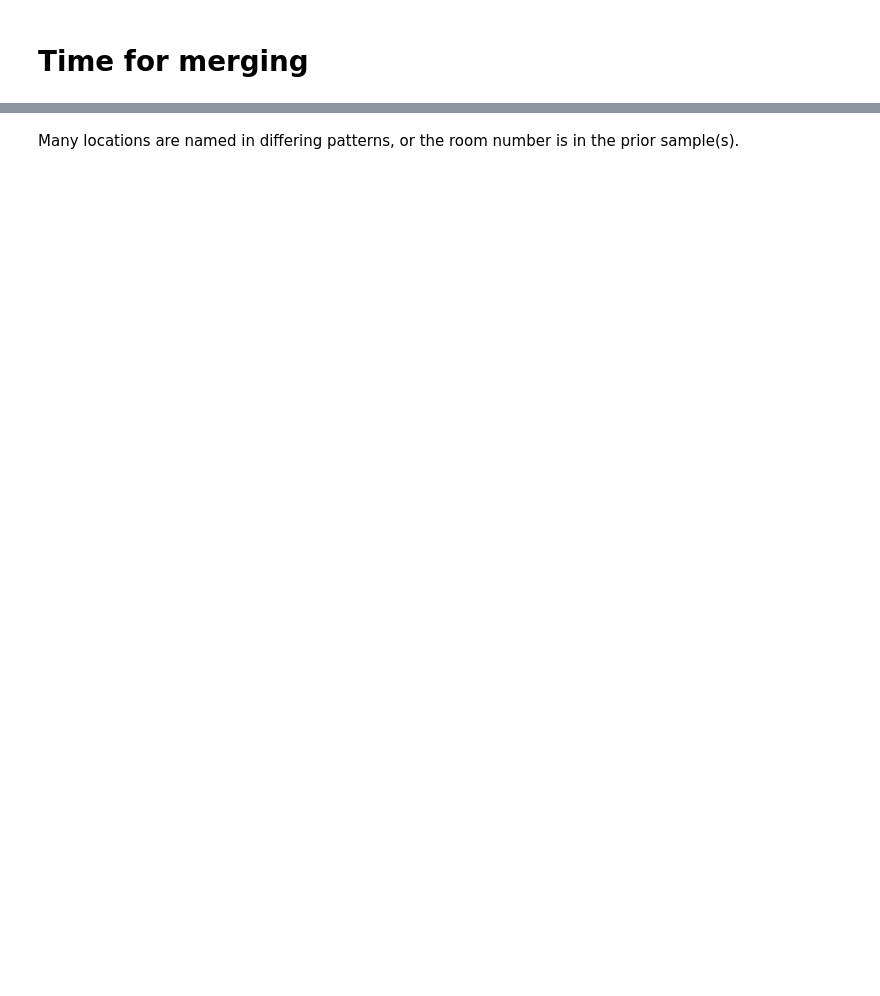
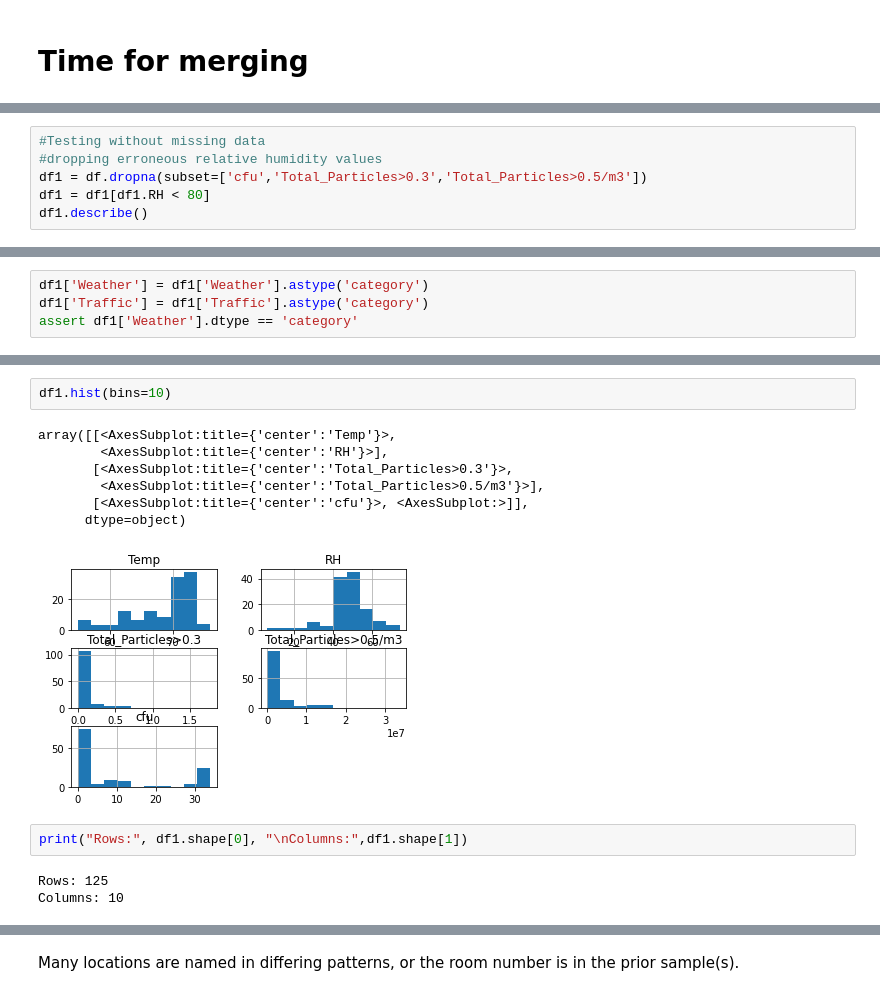
Before and after one commit to jamesclay06/Springboard, a Jupyter notebook: ViableSamplingProject/ViableAirSampling.ipynb, the cells around one changed output, grey strips where cells are left out. Drawn from its saved outputs; the diff is of its cells as text; blank space fills up the shorter version.

```diff
--- a/ViableSamplingProject/ViableAirSampling.ipynb
+++ b/ViableSamplingProject/ViableAirSampling.ipynb
@@ -341,0 +449,6 @@ df_all.isnull().sum()
+# %%
+#Testing without missing data
+#dropping erroneous relative humidity values
+df1 = df.dropna(subset=['cfu','Total_Particles>0.3','Total_Particles>0.5/m3'])
+df1 = df1[df1.RH < 80]
+df1.describe()
@@ -341,0 +485,4 @@ df_all.isnull().sum()
+# %%
+df1['Weather'] = df1['Weather'].astype('category')
+df1['Traffic'] = df1['Traffic'].astype('category')
+assert df1['Weather'].dtype == 'category'
@@ -341,0 +513,15 @@ df_all.isnull().sum()
+# %%
+df1.hist(bins=10)
+# %% [output]
+array([[<AxesSubplot:title={'center':'Temp'}>,
+        <AxesSubplot:title={'center':'RH'}>],
+       [<AxesSubplot:title={'center':'Total_Particles>0.3'}>,
+        <AxesSubplot:title={'center':'Total_Particles>0.5/m3'}>],
+       [<AxesSubplot:title={'center':'cfu'}>, <AxesSubplot:>]],
+      dtype=object)
+[figure, added]
+# %%
+print("Rows:", df1.shape[0], "\nColumns:",df1.shape[1])
+# %% [output]
+Rows: 125
+Columns: 10
```
Also changed, not shown: parts of 51 cells of this notebook.
